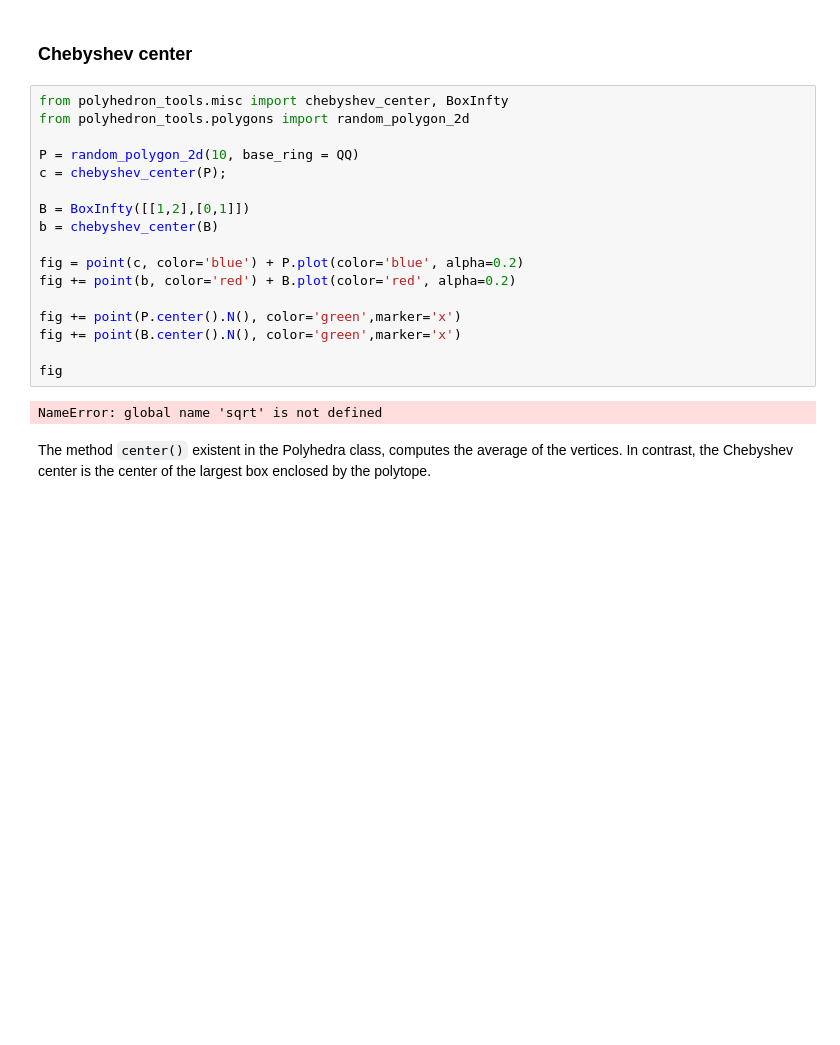
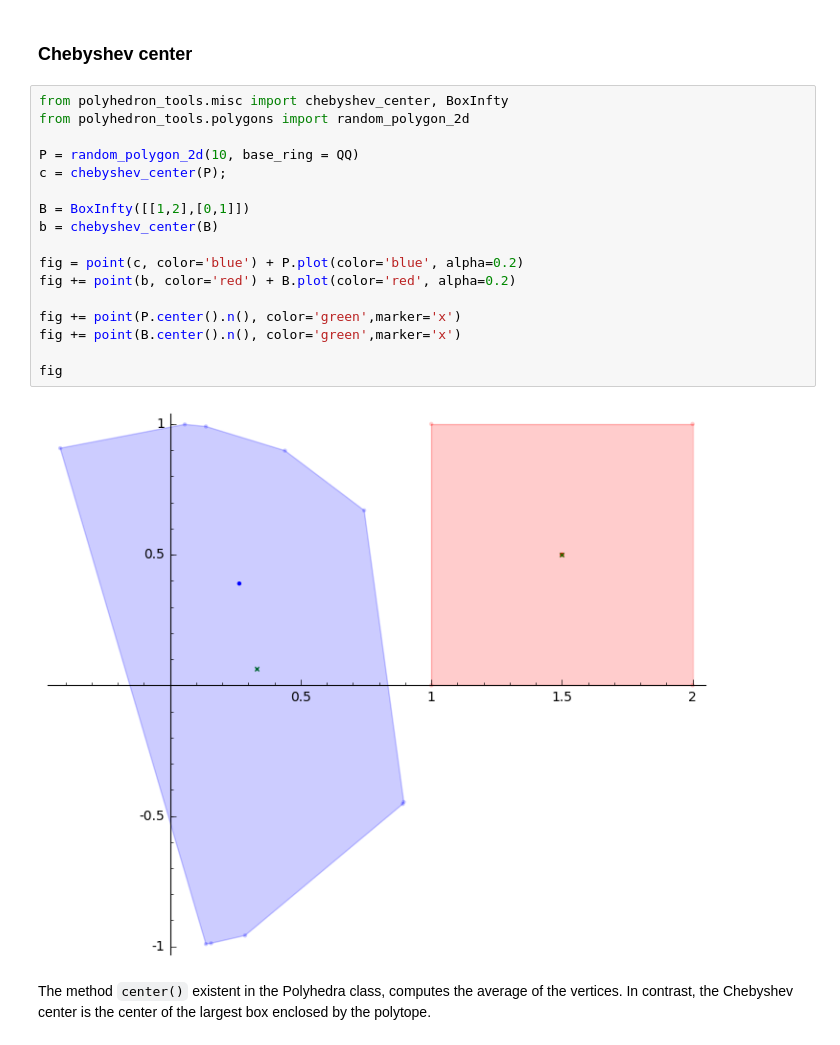
Before and after one commit to mforets/polyhedron_tools, a Jupyter notebook: examples/misc.ipynb, the cells around one changed output. Saved outputs shown, nothing was run; the diff lists cells and outputs as text; blank space fills up the shorter version.

````diff
--- a/examples/misc.ipynb
+++ b/examples/misc.ipynb
@@ -246,22 +242,22 @@ P.plot(color='red', alpha=0.5) + U.plot()
 # %%
 from polyhedron_tools.misc import chebyshev_center, BoxInfty
 from polyhedron_tools.polygons import random_polygon_2d
 
 P = random_polygon_2d(10, base_ring = QQ)
 c = chebyshev_center(P);
 
 B = BoxInfty([[1,2],[0,1]])
 b = chebyshev_center(B)
 
 fig = point(c, color='blue') + P.plot(color='blue', alpha=0.2)
 fig += point(b, color='red') + B.plot(color='red', alpha=0.2)
 
-fig += point(P.center().N(), color='green',marker='x')
-fig += point(B.center().N(), color='green',marker='x')
+fig += point(P.center().n(), color='green',marker='x')
+fig += point(B.center().n(), color='green',marker='x')
 
 fig
 # %% [output]
-NameError: global name 'sqrt' is not defined
+[figure, added]
 # %% [markdown]
 The method ```center()``` existent in the Polyhedra class, computes the average of the vertices. In contrast, the Chebyshev center is the center of the largest box enclosed by the polytope.
 # %%
````
Also changed, not shown: parts of 17 cells of this notebook.
